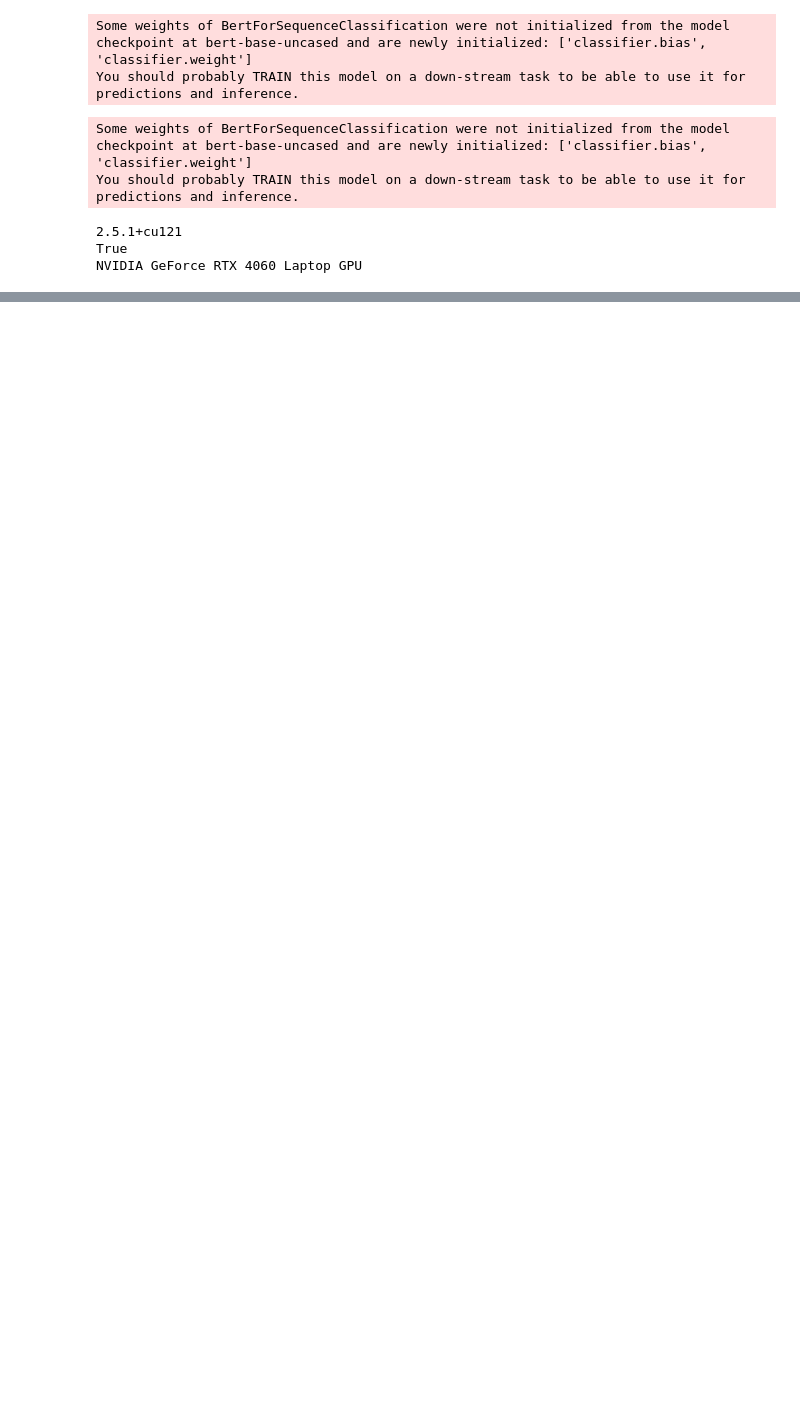
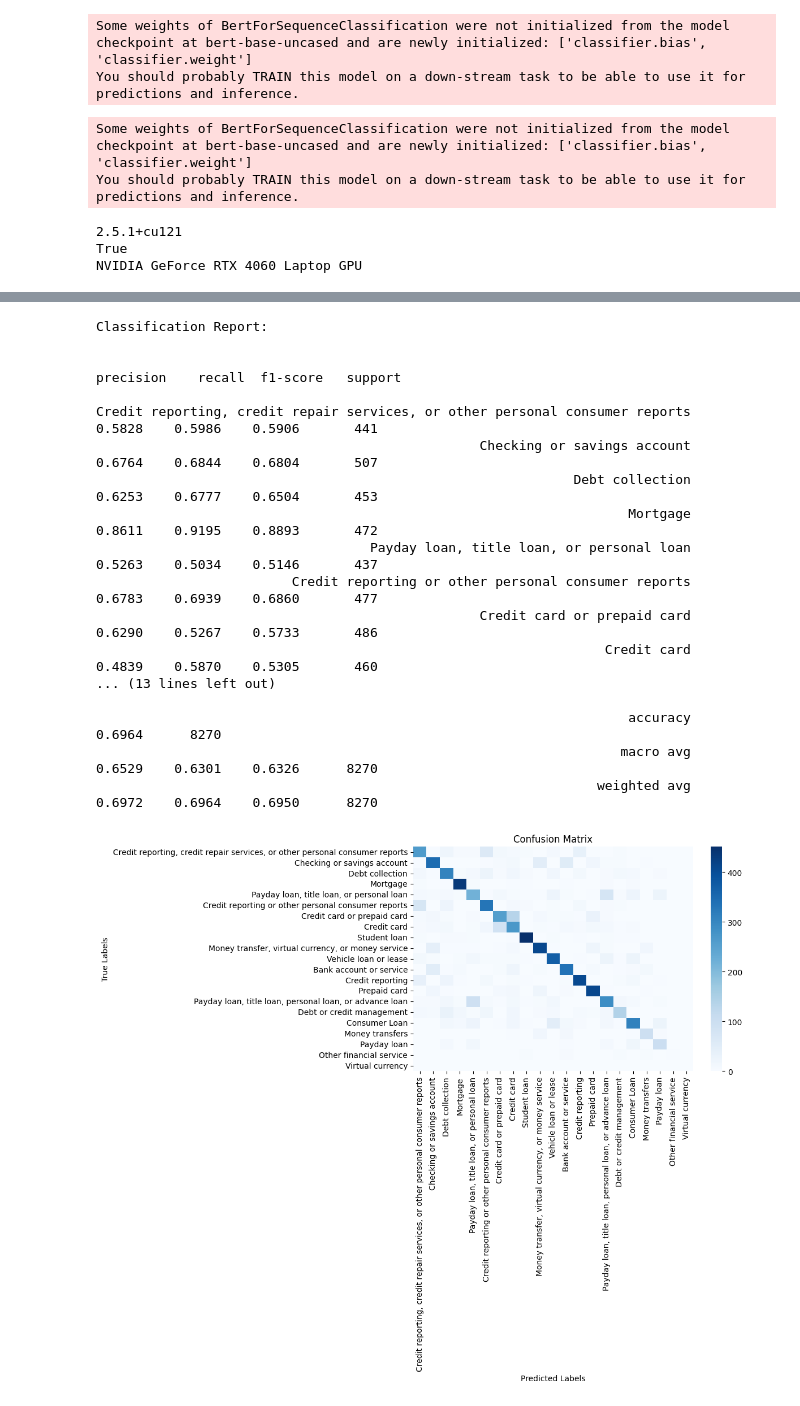
Before and after one commit to Mineth03/Review-Categorizer, a Jupyter notebook: train.ipynb, the cells around one changed output, grey strips where cells are left out. Saved outputs shown, nothing was run; the diff lists cells and outputs as text; code cells hidden in the pictures; blank space fills up the shorter version.

Commit message:
train

```diff
--- a/train.ipynb
+++ b/train.ipynb
@@ -46,3 +64,6 @@ print(dataset_df.head())
 7   Credit reporting, credit repair services, or o...
 12                                    Debt collection
 13                                    Debt collection
+# %%
+dataset_df = dataset_df.reset_index(drop=True)
+dataset_df.info()
@@ -232,0 +334,35 @@ OutOfMemoryError: CUDA out of memory. Tried to allocate 6.92 GiB. GPU 0 has a to
+# %%
+import numpy as np
+import matplotlib.pyplot as plt
+import seaborn as sns
+from sklearn.metrics import classification_report, confusion_matrix
+from transformers import Trainer
+
+# 1. Run predictions on your eval dataset
+predictions = trainer.predict(dataset['validation'])
+
+# 2. Get predicted labels and true labels
+preds = np.argmax(predictions.predictions, axis=1)
+labels = predictions.label_ids
+
+# 3. Prepare label names using your id2label mapping
+label_names = [id2label[i] for i in range(len(id2label))]
+
+# 4. Print classification report
+print("Classification Report:\n")
+print(classification_report(labels, preds, target_names=label_names, digits=4))
+
+# 5. Generate confusion matrix
+cm = confusion_matrix(labels, preds)
+
+# 6. Plot confusion matrix heatmap
+plt.figure(figsize=(12, 10))
+sns.heatmap(cm, annot=False, cmap='Blues', fmt='g',
+            xticklabels=label_names,
+            yticklabels=label_names)
+plt.xlabel('Predicted Labels')
+plt.ylabel('True Labels')
+plt.title('Confusion Matrix')
+plt.tight_layout()
+plt.show()
+# %% [output]
@@ -232,0 +370,18 @@ OutOfMemoryError: CUDA out of memory. Tried to allocate 6.92 GiB. GPU 0 has a to
+Classification Report:
+
+                                                                              precision    recall  f1-score   support
+
+Credit reporting, credit repair services, or other personal consumer reports     0.5828    0.5986    0.5906       441
+                                                 Checking or savings account     0.6764    0.6844    0.6804       507
+                                                             Debt collection     0.6253    0.6777    0.6504       453
+                                                                    Mortgage     0.8611    0.9195    0.8893       472
+                                   Payday loan, title loan, or personal loan     0.5263    0.5034    0.5146       437
+                         Credit reporting or other personal consumer reports     0.6783    0.6939    0.6860       477
+                                                 Credit card or prepaid card     0.6290    0.5267    0.5733       486
+                                                                 Credit card     0.4839    0.5870    0.5305       460
+... (13 lines left out)
+
+                                                                    accuracy                         0.6964      8270
+                                                                   macro avg     0.6529    0.6301    0.6326      8270
+                                                                weighted avg     0.6972    0.6964    0.6950      8270
+[figure, added]
```
Also changed, not shown: parts of 12 cells of this notebook, 1 other file.
